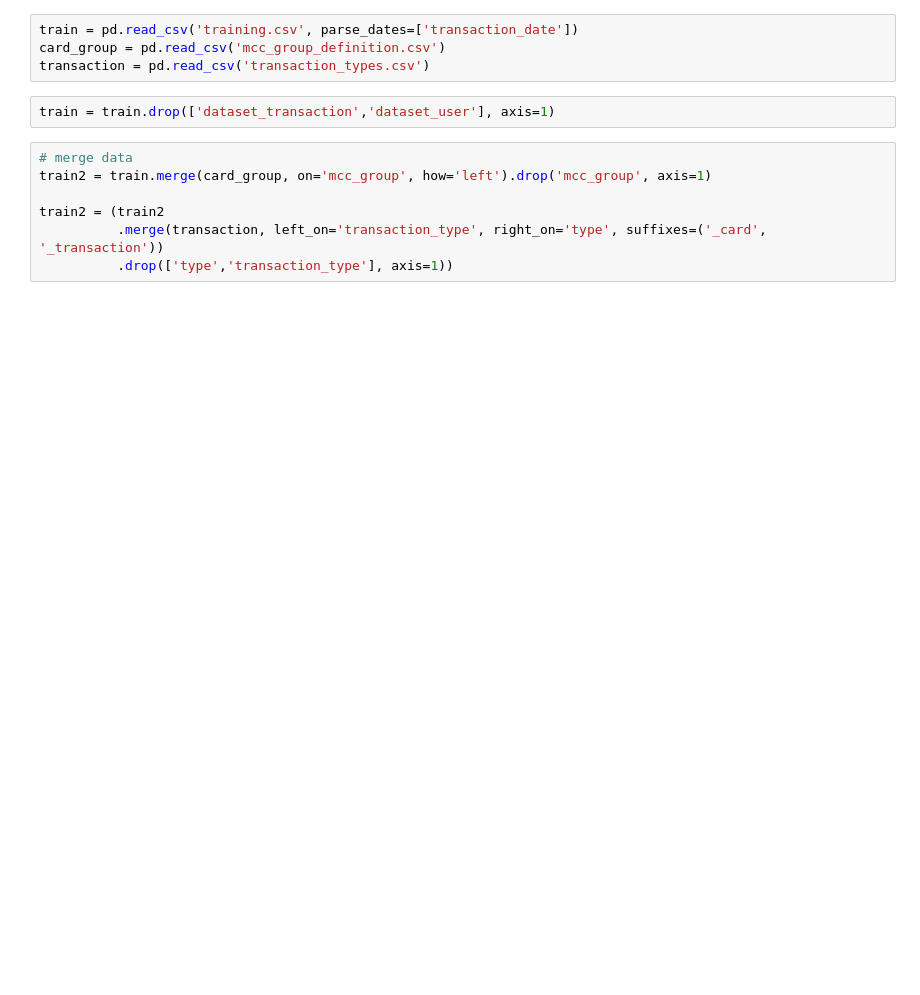
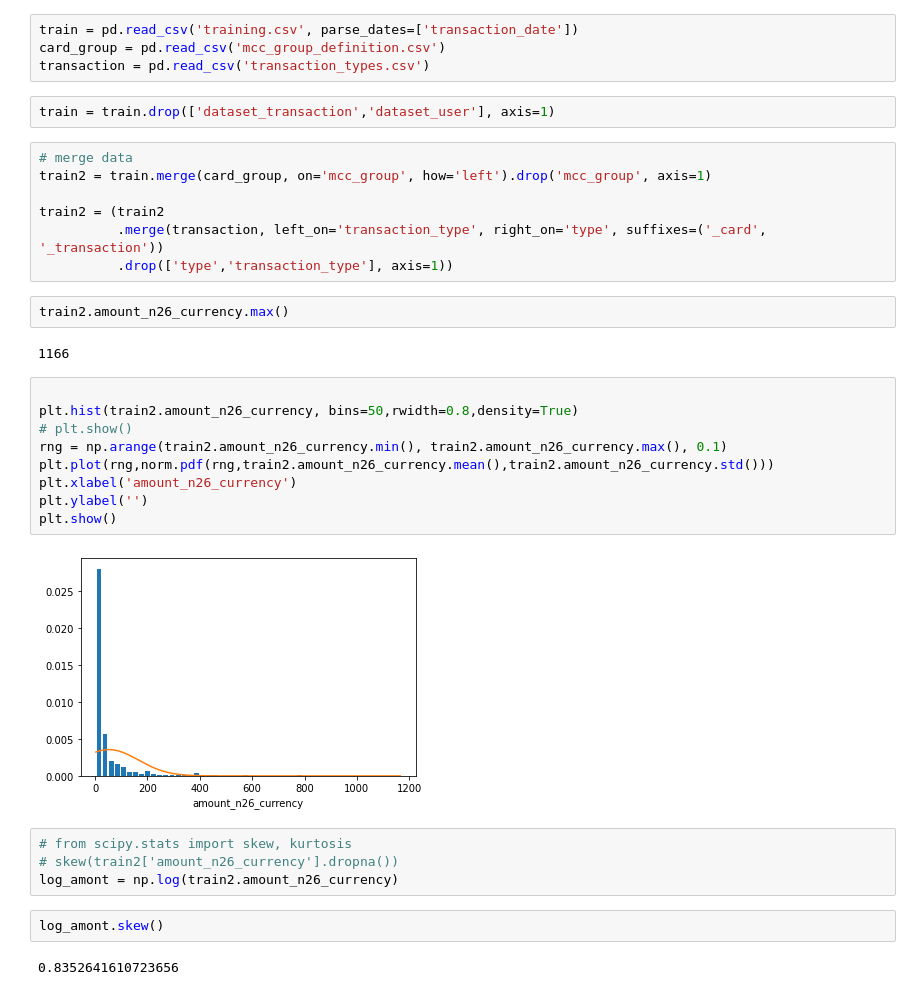
Before and after one commit to NehaBari/Interviews, a Jupyter notebook: N26_assignment.ipynb, the cells around one changed output. Cells and saved outputs as stored; diff of their text form; blank space fills up the shorter version.

```diff
--- a/N26_assignment.ipynb
+++ b/N26_assignment.ipynb
@@ -30,3 +29,26 @@ train2 = train.merge(card_group, on='mcc_group', how='left').drop('mcc_group', a
 train2 = (train2
           .merge(transaction, left_on='transaction_type', right_on='type', suffixes=('_card', '_transaction'))
           .drop(['type','transaction_type'], axis=1))
+# %%
+train2.amount_n26_currency.max()
+# %% [output]
+1166
+# %%
+
+plt.hist(train2.amount_n26_currency, bins=50,rwidth=0.8,density=True)
+# plt.show()
+rng = np.arange(train2.amount_n26_currency.min(), train2.amount_n26_currency.max(), 0.1)
+plt.plot(rng,norm.pdf(rng,train2.amount_n26_currency.mean(),train2.amount_n26_currency.std()))
+plt.xlabel('amount_n26_currency')
+plt.ylabel('')
+plt.show()
+# %% [output]
+[figure, added]
+# %%
+# from scipy.stats import skew, kurtosis
+# skew(train2['amount_n26_currency'].dropna())
+log_amont = np.log(train2.amount_n26_currency)
+# %%
+log_amont.skew()
+# %% [output]
+0.8352641610723656
```
Also changed, not shown: parts of 81 cells of this notebook.
